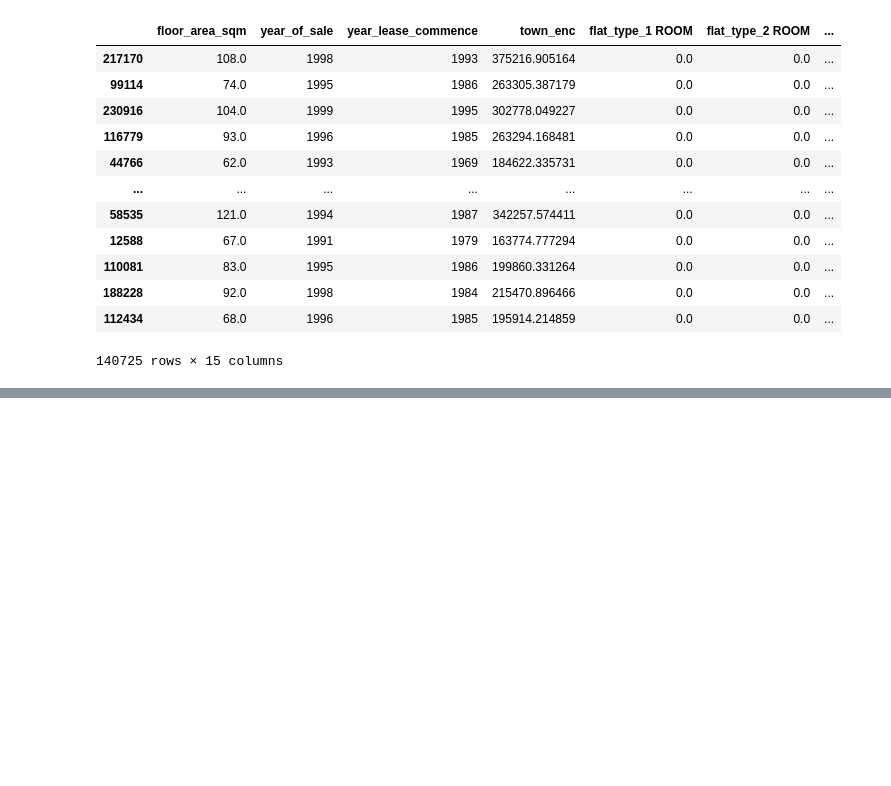
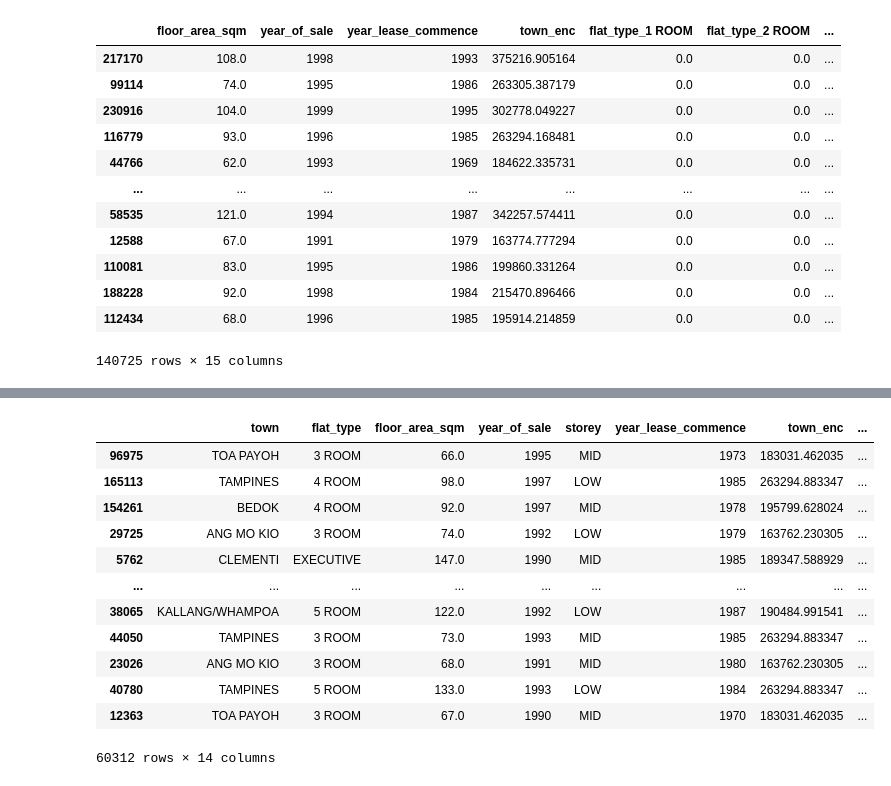
Before and after one commit to Zheng-Xuan/Singapore-resale-flat-price-prediction, a Jupyter notebook: RF_model.ipynb, the cells around one changed output, grey strips where cells are left out. Saved outputs shown, nothing was run; the diff lists cells and outputs as text; code cells hidden in the pictures; blank space fills up the shorter version.

```diff
--- a/RF_model.ipynb
+++ b/RF_model.ipynb
@@ -355,3 +355,11 @@ X_train
 | 188228 | 92.0 | 1998 | 1984 | 215470.896466 | 0.0 | 0.0 | ... |
 | 112434 | 68.0 | 1996 | 1985 | 195914.214859 | 0.0 | 0.0 | ... |
 140725 rows × 15 columns
+# %%
+# Repeat for X_val
+
+df_enc_town_val = town_looe.transform(X_val['town'])
+df_enc_town_val.rename(columns= {'town': 'town_enc'}, inplace= True)
+X_val = pd.concat([X_val, df_enc_town_val], axis= 1)
+
+X_val
@@ -357,0 +380,22 @@ X_train
+# %%
+ind = X_val.index
+flat_type_ohe_df_val = pd.DataFrame(flat_type_ohe.transform(X_val['flat_type'].values.reshape(-1, 1)).toarray())
+flat_type_ohe_df_val.columns = flat_type_ohe.get_feature_names_out(['flat_type'])
+flat_type_ohe_df_val.index = ind
+X_val = pd.concat([X_val, flat_type_ohe_df_val], axis= 1)
+
+X_val
+# %% [output]
+|  | town | flat_type | floor_area_sqm | year_of_sale | storey | year_lease_commence | town_enc | ... |
+| 96975 | TOA PAYOH | 3 ROOM | 66.0 | 1995 | MID | 1973 | 183031.462035 | ... |
+| 165113 | TAMPINES | 4 ROOM | 98.0 | 1997 | LOW | 1985 | 263294.883347 | ... |
+| 154261 | BEDOK | 4 ROOM | 92.0 | 1997 | MID | 1978 | 195799.628024 | ... |
+| 29725 | ANG MO KIO | 3 ROOM | 74.0 | 1992 | LOW | 1979 | 163762.230305 | ... |
+| 5762 | CLEMENTI | EXECUTIVE | 147.0 | 1990 | MID | 1985 | 189347.588929 | ... |
+| ... | ... | ... | ... | ... | ... | ... | ... | ... |
+| 38065 | KALLANG/WHAMPOA | 5 ROOM | 122.0 | 1992 | LOW | 1987 | 190484.991541 | ... |
+| 44050 | TAMPINES | 3 ROOM | 73.0 | 1993 | MID | 1985 | 263294.883347 | ... |
+| 23026 | ANG MO KIO | 3 ROOM | 68.0 | 1991 | MID | 1980 | 163762.230305 | ... |
+| 40780 | TAMPINES | 5 ROOM | 133.0 | 1993 | LOW | 1984 | 263294.883347 | ... |
+| 12363 | TOA PAYOH | 3 ROOM | 67.0 | 1990 | MID | 1970 | 183031.462035 | ... |
+60312 rows × 14 columns
```
Also changed, not shown: parts of 22 cells of this notebook, 1 other file.
